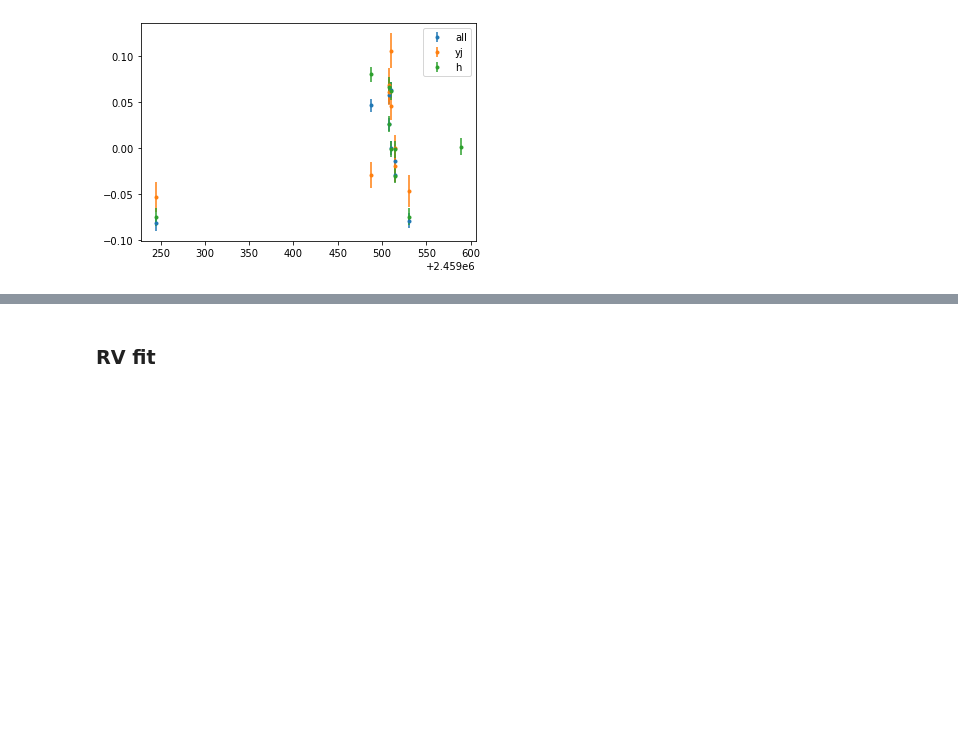
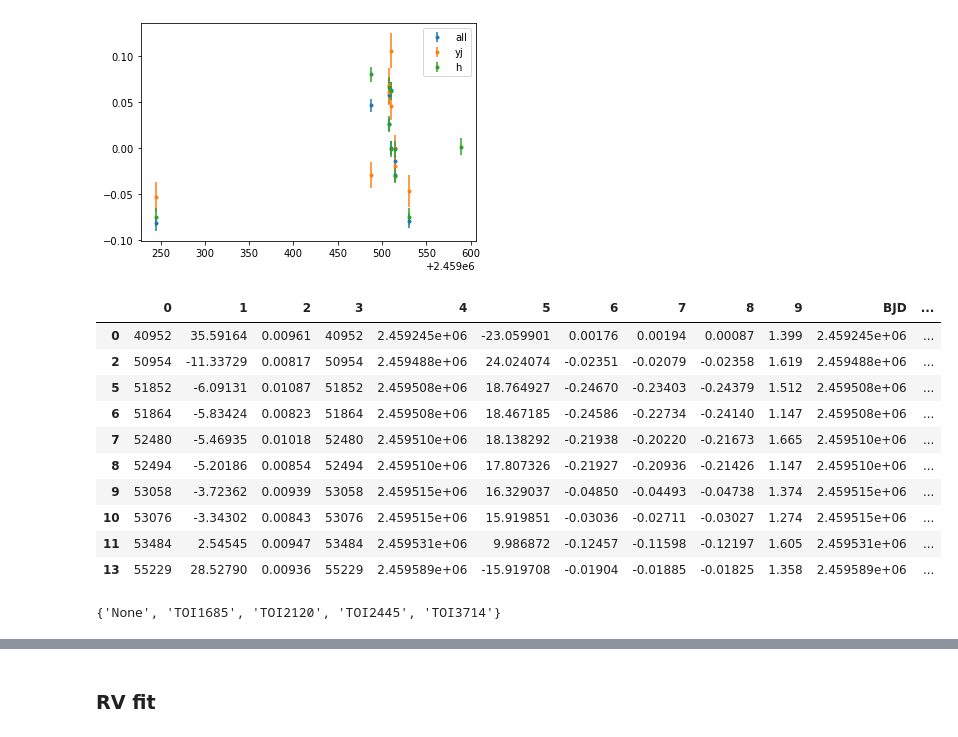
Before and after one commit to jpdeleon/toi1696, a Jupyter notebook: notebooks/RV analysis.ipynb, the cells around one changed output, grey strips where cells are left out. Drawn from its saved outputs; the diff is of its cells as text; code cells hidden in the pictures; blank space fills up the shorter version.

```diff
--- a/notebooks/RV analysis.ipynb
+++ b/notebooks/RV analysis.ipynb
@@ -212,3 +212,24 @@ pl.legend()
 # %% [output]
 <matplotlib.legend.Legend at 0x...>
 [figure]
+# %%
+df = df_h
+df = df[df['caution_flag']<0.5]
+df
+# %% [output]
+|  | 0 | 1 | 2 | 3 | 4 | 5 | 6 | 7 | 8 | 9 | BJD | ... |
+| 0 | 40952 | 35.59164 | 0.00961 | 40952 | 2.459245e+06 | -23.059901 | 0.00176 | 0.00194 | 0.00087 | 1.399 | 2.459245e+06 | ... |
+| 2 | 50954 | -11.33729 | 0.00817 | 50954 | 2.459488e+06 | 24.024074 | -0.02351 | -0.02079 | -0.02358 | 1.619 | 2.459488e+06 | ... |
+| 5 | 51852 | -6.09131 | 0.01087 | 51852 | 2.459508e+06 | 18.764927 | -0.24670 | -0.23403 | -0.24379 | 1.512 | 2.459508e+06 | ... |
+| 6 | 51864 | -5.83424 | 0.00823 | 51864 | 2.459508e+06 | 18.467185 | -0.24586 | -0.22734 | -0.24140 | 1.147 | 2.459508e+06 | ... |
+| 7 | 52480 | -5.46935 | 0.01018 | 52480 | 2.459510e+06 | 18.138292 | -0.21938 | -0.20220 | -0.21673 | 1.665 | 2.459510e+06 | ... |
+| 8 | 52494 | -5.20186 | 0.00854 | 52494 | 2.459510e+06 | 17.807326 | -0.21927 | -0.20936 | -0.21426 | 1.147 | 2.459510e+06 | ... |
+| 9 | 53058 | -3.72362 | 0.00939 | 53058 | 2.459515e+06 | 16.329037 | -0.04850 | -0.04493 | -0.04738 | 1.374 | 2.459515e+06 | ... |
+| 10 | 53076 | -3.34302 | 0.00843 | 53076 | 2.459515e+06 | 15.919851 | -0.03036 | -0.02711 | -0.03027 | 1.274 | 2.459515e+06 | ... |
+| 11 | 53484 | 2.54545 | 0.00947 | 53484 | 2.459531e+06 | 9.986872 | -0.12457 | -0.11598 | -0.12197 | 1.605 | 2.459531e+06 | ... |
+| 13 | 55229 | 28.52790 | 0.00936 | 55229 | 2.459589e+06 | -15.919708 | -0.01904 | -0.01885 | -0.01825 | 1.358 | 2.459589e+06 | ... |
+# %%
+target_before=['TOI1685', 'TOI2120', 'TOI2120', 'TOI3714','TOI2120','TOI3714','TOI2445','TOI3714', 'TOI2120', 'None']
+set(target_before)
+# %% [output]
+{'None', 'TOI1685', 'TOI2120', 'TOI2445', 'TOI3714'}
```
Also changed, not shown: parts of 1 cell of this notebook, 7 other files.
